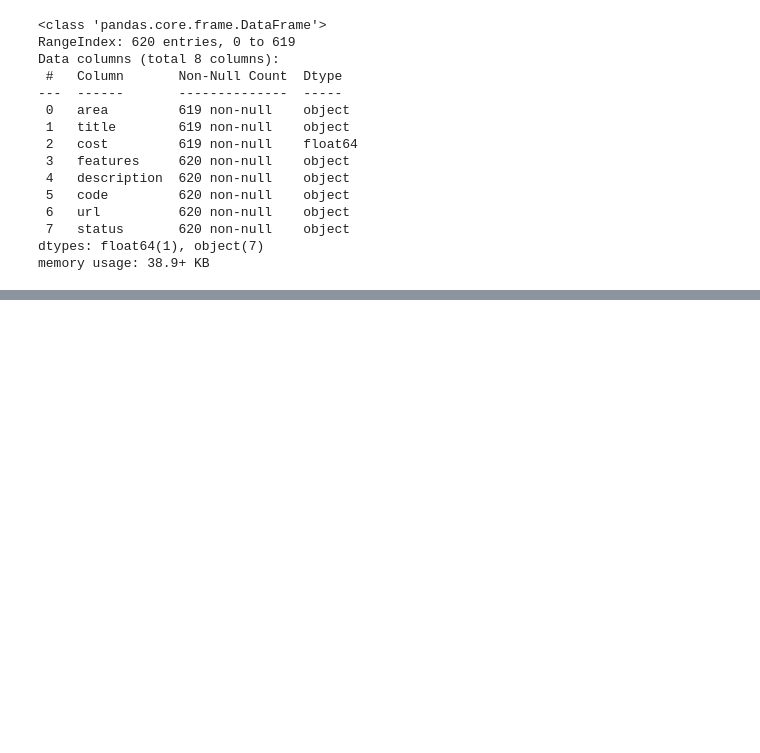
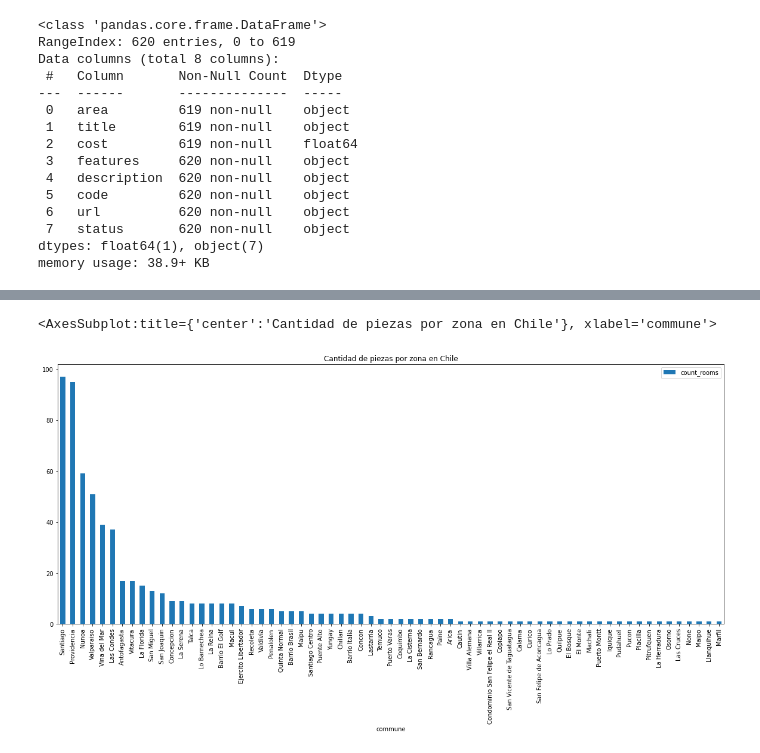
Before and after one commit to DanielTaiba/roomies, a Jupyter notebook: EDA.ipynb, the cells around one changed output, grey strips where cells are left out. Saved outputs shown, nothing was run; the diff lists cells and outputs as text; code cells hidden in the pictures; blank space fills up the shorter version.

```diff
--- a/EDA.ipynb
+++ b/EDA.ipynb
@@ -110,0 +117,9 @@ summary_areas
+# %%
+summary_areas[['commune','count_rooms']].sort_values(by=['count_rooms'],ascending=False).plot(
+    x='commune',
+    kind='bar',
+    figsize=(20,8),
+    title='Cantidad de piezas por zona en Chile')
+# %% [output]
+<AxesSubplot:title={'center':'Cantidad de piezas por zona en Chile'}, xlabel='commune'>
+[figure, added]
```
Also changed, not shown: parts of 3 cells of this notebook.
